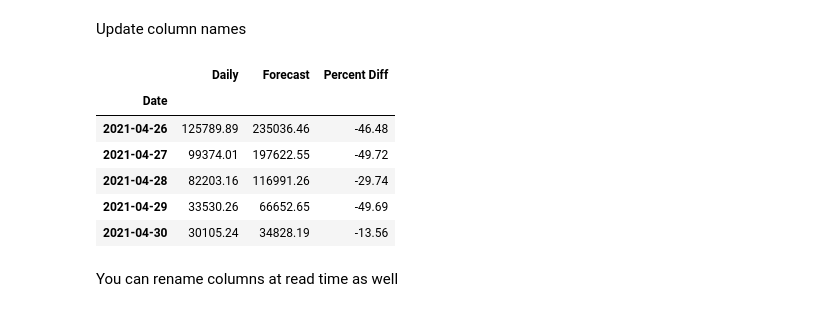
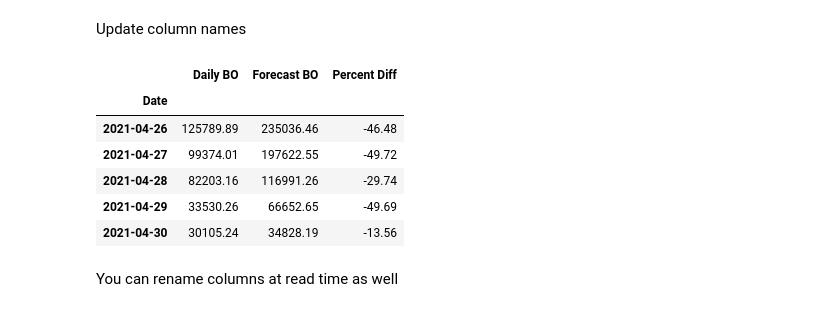
Before and after one commit to tatwan/intro_to_pandas, a Jupyter notebook: C1 Intro to Pandas for Data Analysis.ipynb, the cells around one changed output. Cells and saved outputs as stored; diff of their text form; code cells hidden in the pictures.

```diff
--- a/C1 Intro to Pandas for Data Analysis.ipynb
+++ b/C1 Intro to Pandas for Data Analysis.ipynb
@@ -1534,6 +1863,6 @@ memory usage: 4.0 KB
 # %%
-clean = lambda x: x.str.replace('[^\\d.-]', '', regex=True)
-df_3 = df[['Daily', 'Forecast', 'Percent Diff']].apply(clean).astype(float)
+clean = lambda x: x.str.replace('[^\\d.-]', '', regex=True).astype(float)
+df_3 = df[['Daily', 'Forecast', 'Percent Diff']].apply(clean)
 df_3.head()
 # %% [output]
 |  | Daily | Forecast | Percent Diff |
@@ -1560,15 +1889,14 @@ memory usage: 4.0 KB
 Update column names
 # %%
 col_names = {
-    'Date': 'Date',
     'Daily': 'Daily BO',
     'Forecast': 'Forecast BO'
 }
 
-df_4 = df_3.rename(col_names)
+df_4 = df_3.rename(columns=col_names)
 df_4.head()
 # %% [output]
-|  | Daily | Forecast | Percent Diff |
+|  | Daily BO | Forecast BO | Percent Diff |
 | Date |  |  |  |
 | 2021-04-26 | 125789.89 | 235036.46 | -46.48 |
 | 2021-04-27 | 99374.01 | 197622.55 | -49.72 |
```
Also changed, not shown: parts of 116 cells of this notebook, 8 other files.
